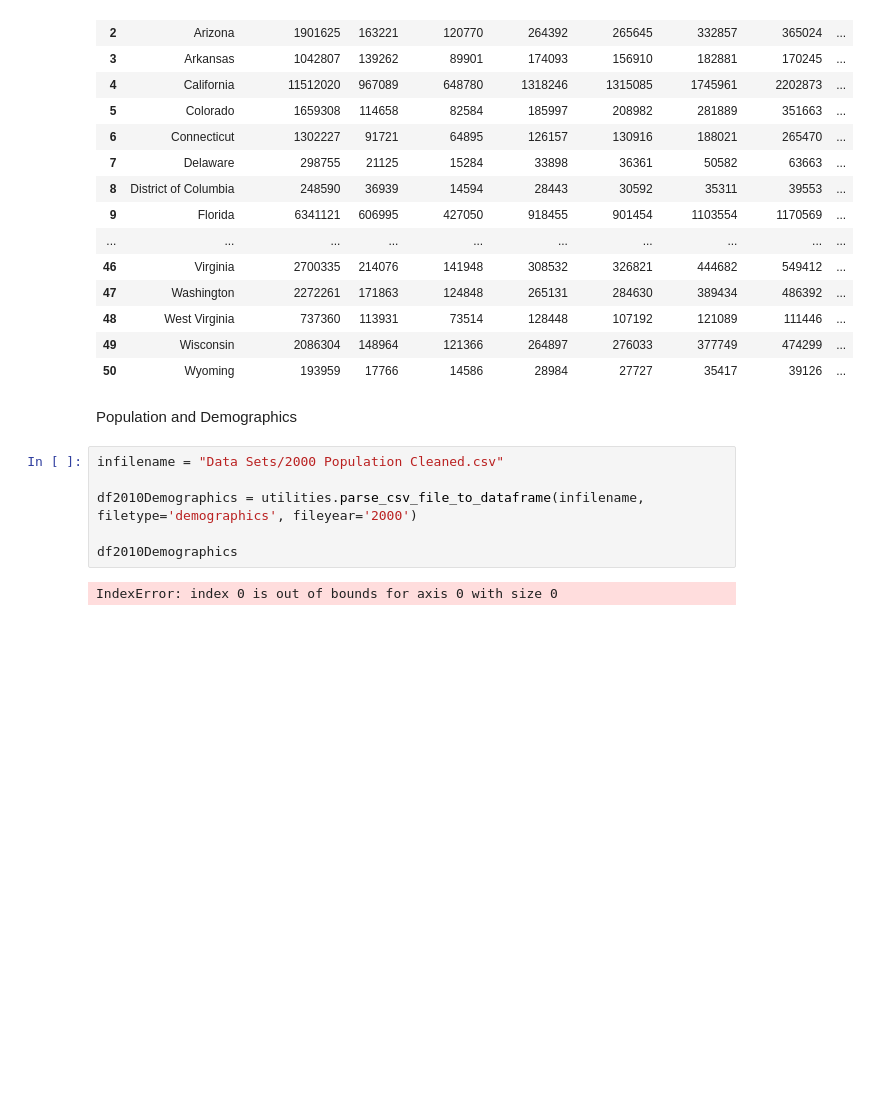
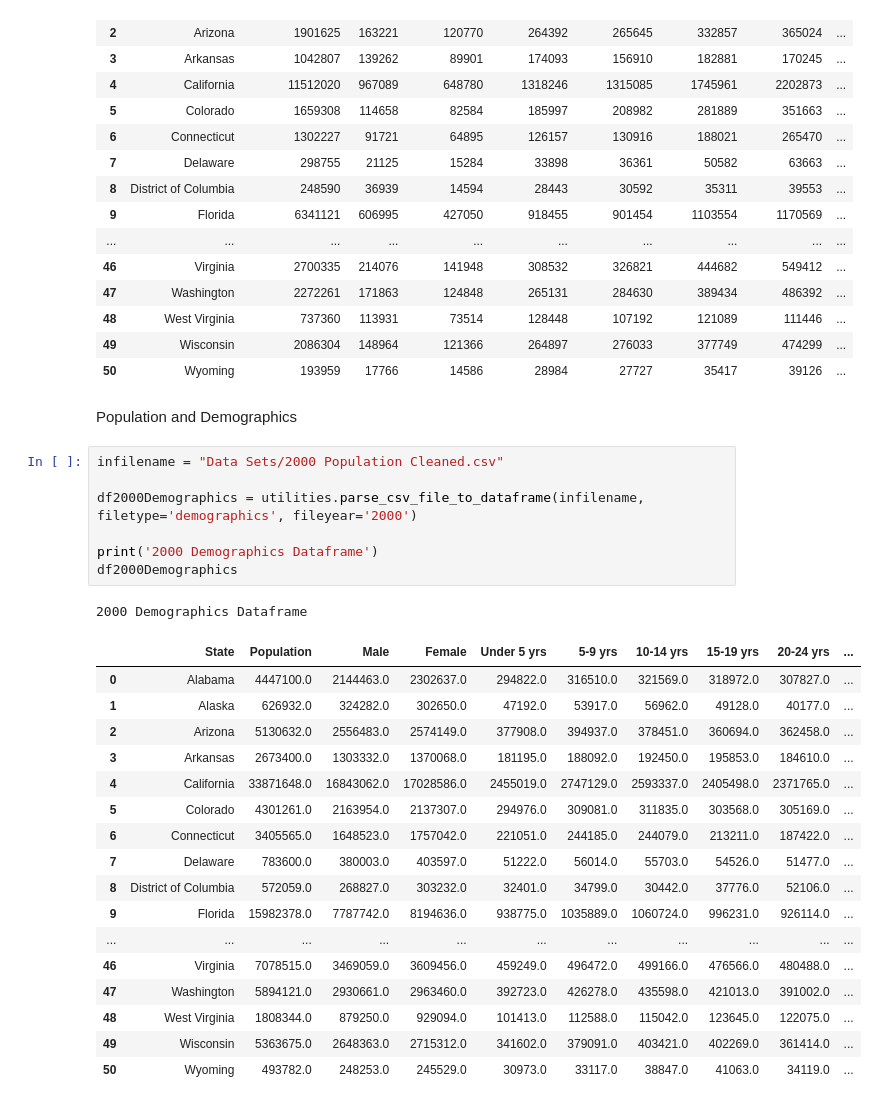
Before and after one commit to BlakeRivers25/SCDV490-FinalProject-BlakeRivers, a Jupyter notebook: test_cases.ipynb, the cells around one changed output. Drawn from its saved outputs; the diff is of its cells as text; blank space fills up the shorter version.

Commit message:
got dataframes made for demographics

```diff
--- a/test_cases.ipynb
+++ b/test_cases.ipynb
@@ -70,8 +70,26 @@ Population and Demographics
 # %%
 infilename = "Data Sets/2000 Population Cleaned.csv"
 
-df2010Demographics = utilities.parse_csv_file_to_dataframe(infilename, filetype='demographics', fileyear='2000')
+df2000Demographics = utilities.parse_csv_file_to_dataframe(infilename, filetype='demographics', fileyear='2000')
 
-df2010Demographics
+print('2000 Demographics Dataframe')
+df2000Demographics
 # %% [output]
-IndexError: index 0 is out of bounds for axis 0 with size 0
+2000 Demographics Dataframe
+|  | State | Population | Male | Female | Under 5 yrs | 5-9 yrs | 10-14 yrs | 15-19 yrs | 20-24 yrs | ... |
+| 0 | Alabama | 4447100.0 | 2144463.0 | 2302637.0 | 294822.0 | 316510.0 | 321569.0 | 318972.0 | 307827.0 | ... |
+| 1 | Alaska | 626932.0 | 324282.0 | 302650.0 | 47192.0 | 53917.0 | 56962.0 | 49128.0 | 40177.0 | ... |
+| 2 | Arizona | 5130632.0 | 2556483.0 | 2574149.0 | 377908.0 | 394937.0 | 378451.0 | 360694.0 | 362458.0 | ... |
+| 3 | Arkansas | 2673400.0 | 1303332.0 | 1370068.0 | 181195.0 | 188092.0 | 192450.0 | 195853.0 | 184610.0 | ... |
+| 4 | California | 33871648.0 | 16843062.0 | 17028586.0 | 2455019.0 | 2747129.0 | 2593337.0 | 2405498.0 | 2371765.0 | ... |
+| 5 | Colorado | 4301261.0 | 2163954.0 | 2137307.0 | 294976.0 | 309081.0 | 311835.0 | 303568.0 | 305169.0 | ... |
+| 6 | Connecticut | 3405565.0 | 1648523.0 | 1757042.0 | 221051.0 | 244185.0 | 244079.0 | 213211.0 | 187422.0 | ... |
+| 7 | Delaware | 783600.0 | 380003.0 | 403597.0 | 51222.0 | 56014.0 | 55703.0 | 54526.0 | 51477.0 | ... |
+| 8 | District of Columbia | 572059.0 | 268827.0 | 303232.0 | 32401.0 | 34799.0 | 30442.0 | 37776.0 | 52106.0 | ... |
+| 9 | Florida | 15982378.0 | 7787742.0 | 8194636.0 | 938775.0 | 1035889.0 | 1060724.0 | 996231.0 | 926114.0 | ... |
+| ... | ... | ... | ... | ... | ... | ... | ... | ... | ... | ... |
+| 46 | Virginia | 7078515.0 | 3469059.0 | 3609456.0 | 459249.0 | 496472.0 | 499166.0 | 476566.0 | 480488.0 | ... |
+| 47 | Washington | 5894121.0 | 2930661.0 | 2963460.0 | 392723.0 | 426278.0 | 435598.0 | 421013.0 | 391002.0 | ... |
+| 48 | West Virginia | 1808344.0 | 879250.0 | 929094.0 | 101413.0 | 112588.0 | 115042.0 | 123645.0 | 122075.0 | ... |
+| 49 | Wisconsin | 5363675.0 | 2648363.0 | 2715312.0 | 341602.0 | 379091.0 | 403421.0 | 402269.0 | 361414.0 | ... |
+| 50 | Wyoming | 493782.0 | 248253.0 | 245529.0 | 30973.0 | 33117.0 | 38847.0 | 41063.0 | 34119.0 | ... |
```
Also changed, not shown: parts of 2 cells of this notebook.
